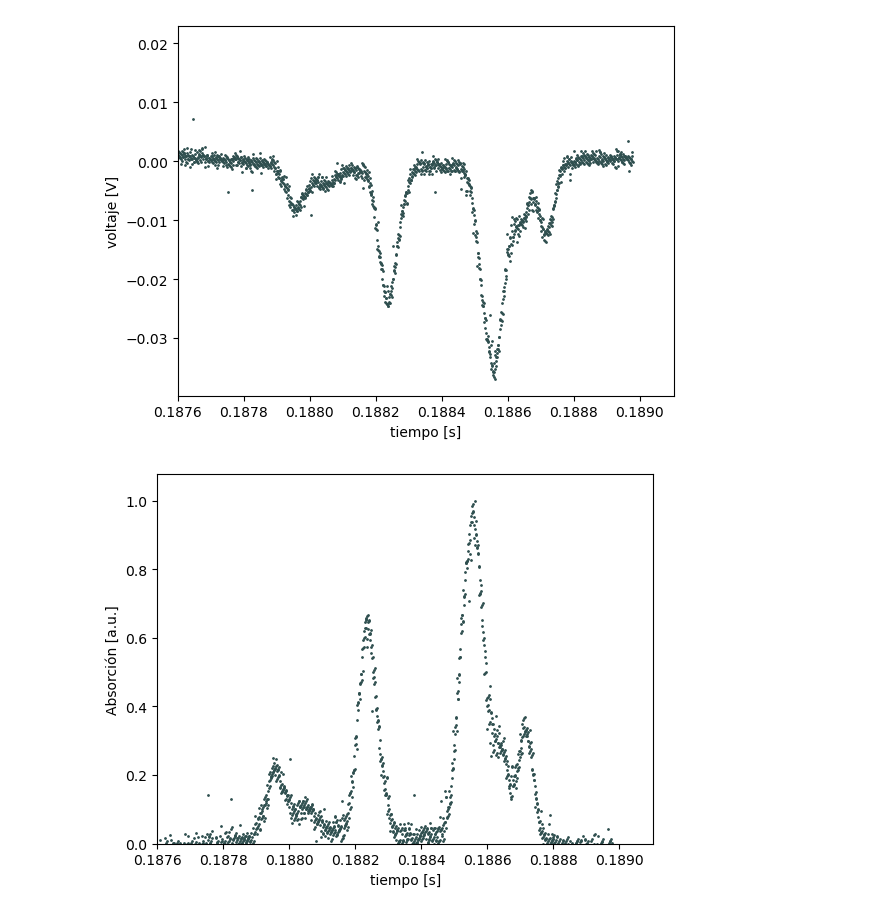
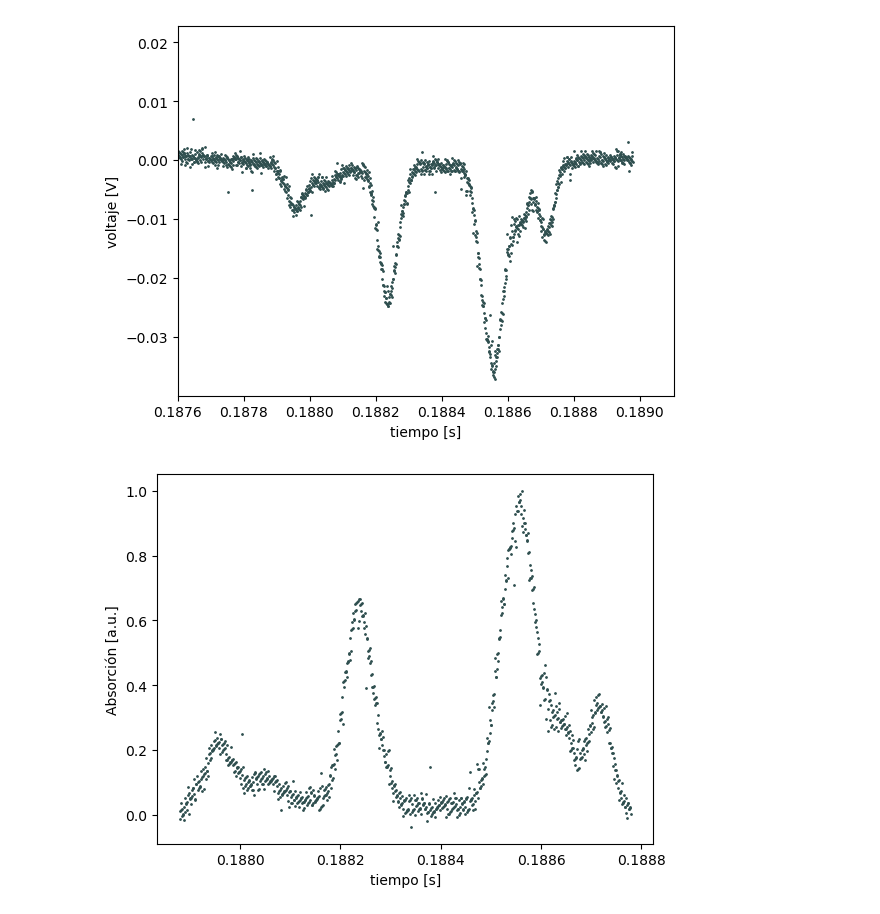
Before and after one commit to mauri-stack/labo5, a Jupyter notebook: espectroscopía_láser/análisis_espectro_básico/análisis_espectro.ipynb, the cells around one changed output. Saved outputs shown, nothing was run; the diff lists cells and outputs as text; code cells hidden in the pictures.

```diff
--- a/espectroscopía_láser/análisis_espectro_básico/análisis_espectro.ipynb
+++ b/espectroscopía_láser/análisis_espectro_básico/análisis_espectro.ipynb
@@ -73,7 +75,7 @@ plt.show()
 # de las líneas espectrales para restarle esa lineal a las mediciones
 
 A = 1000
-B = 1450
+B = 1400
 
 C = 2300
 D = 2400
@@ -109,9 +111,9 @@ print(tabla)
 #Grafico el espectro sin la componente que hace crecer la intensidad del láser por
 #el solo hecho de que tiene más corriente
 
-x_fit_n =  np.linspace(np.min(tiempos2), np.max(tiempos2), len(tiempos2), endpoint = True)
+x_fit_n =  np.linspace(np.min(tiempos1), np.max(tiempos1), len(tiempos1), endpoint = True)
 
-plt.plot(tiempos2, voltajes1 - lineal(x_fit_n, *popt_0), ".", markersize=2, color = 'darkslategray')
+plt.plot(tiempos1, voltajes1 - lineal(x_fit_n, *popt_0), ".", markersize=2, color = 'darkslategray')
 
 plt.xlabel('tiempo [s]')
 plt.ylabel('voltaje [V]')
@@ -119,28 +121,28 @@ plt.ylabel('voltaje [V]')
 plt.xlim(0.1876)
 plt.show()
 
-
-espectro = voltajes1 - lineal(x_fit_n, *popt_0)
+t_espectro = tiempos1[B:C] #así ya está recortado
+espectro = (voltajes1 - lineal(x_fit_n, *popt_0))[B:C]
 # %% [output]
 [figure]
 # %%
 #inertimos, para graficar la Absorción en función del tiempo
 #Y normalizamos para que el pico de mayor amplitud valga 1
 
 espectro_inv = espectro * (-1)
 espectro_norm = espectro_inv / np.max(espectro_inv)
 
 
-plt.plot(tiempos2, espectro_norm, ".", markersize=2, color = 'darkslategray')
+plt.plot(t_espectro, espectro_norm, ".", markersize=2, color = 'darkslategray')
 
 plt.xlabel('tiempo [s]')
 plt.ylabel('Absorción [a.u.]')
 
-plt.xlim(0.1876)
-plt.ylim(0)
+#plt.xlim(0.1876)
+#plt.ylim(0)
 plt.show()
 # %% [output]
-[figure, old version]
+[figure, new version]
 # %%
 #pruebo de interpolar para suavizar la señal:
 
```
Also changed, not shown: parts of 24 cells of this notebook, 2 other files.
